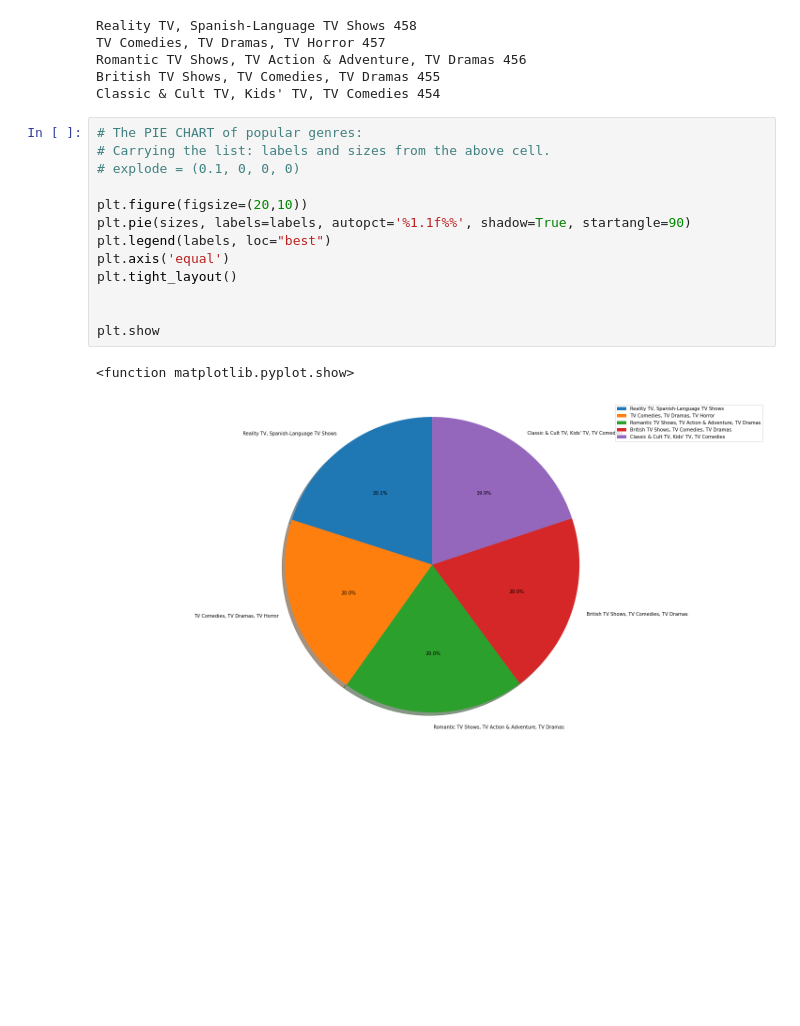
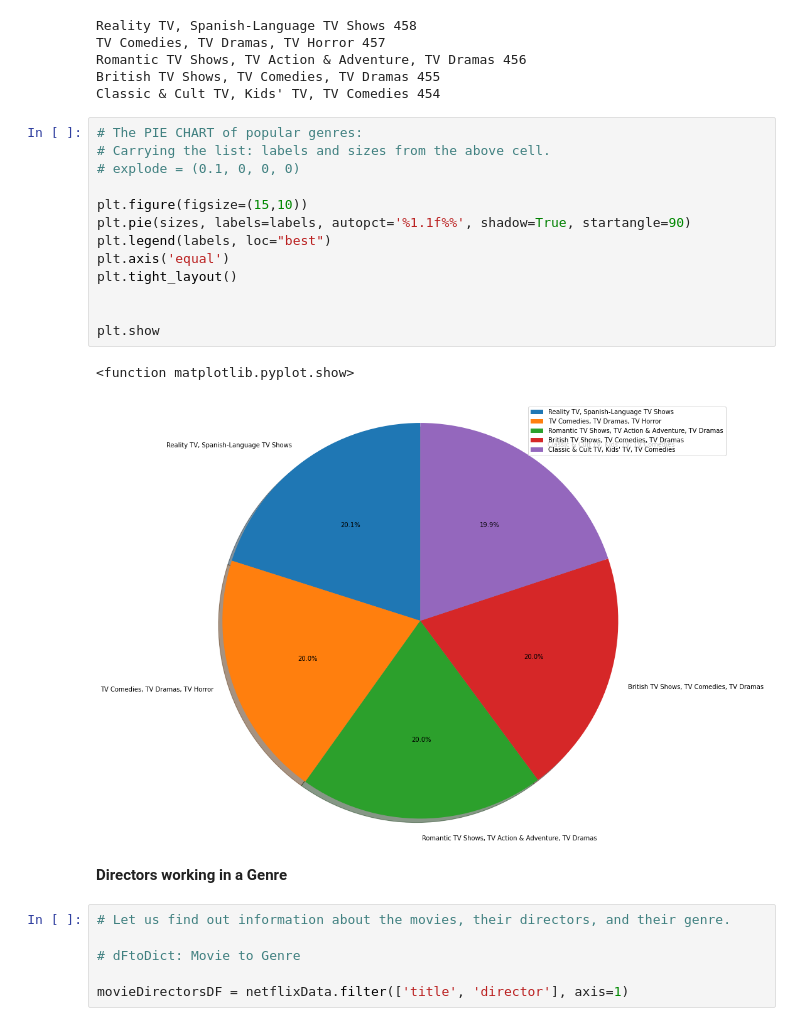
Before and after one commit to kartikay89/Data-Analysis, a Jupyter notebook: Netflix.ipynb, the cells around one changed output. Cells and saved outputs as stored; diff of their text form; blank space fills up the shorter version.

```diff
--- a/Netflix.ipynb
+++ b/Netflix.ipynb
@@ -225,16 +226,24 @@ Classic & Cult TV, Kids' TV, TV Comedies 454
 # %%
 # The PIE CHART of popular genres:
 # Carrying the list: labels and sizes from the above cell.
 # explode = (0.1, 0, 0, 0)
 
-plt.figure(figsize=(20,10))
+plt.figure(figsize=(15,10))
 plt.pie(sizes, labels=labels, autopct='%1.1f%%', shadow=True, startangle=90)
 plt.legend(labels, loc="best")
 plt.axis('equal')
 plt.tight_layout()
 
 
 plt.show
 # %% [output]
 <function matplotlib.pyplot.show>
-[figure, old version]
+[figure, new version]
+# %% [markdown]
+**Directors working in a Genre**
+# %%
+# Let us find out information about the movies, their directors, and their genre.
+
+# dFtoDict: Movie to Genre
+
+movieDirectorsDF = netflixData.filter(['title', 'director'], axis=1)
```
Also changed, not shown: parts of 5 cells of this notebook.
